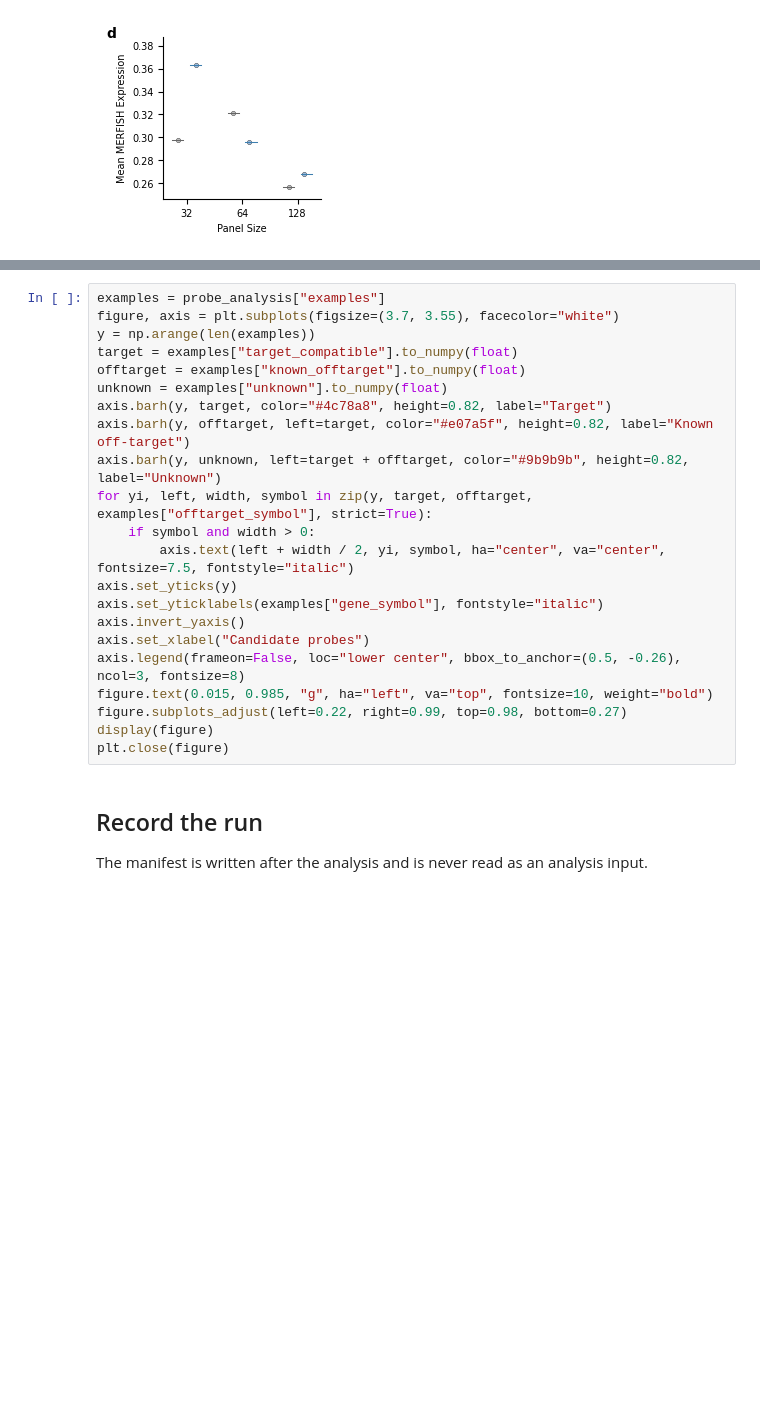
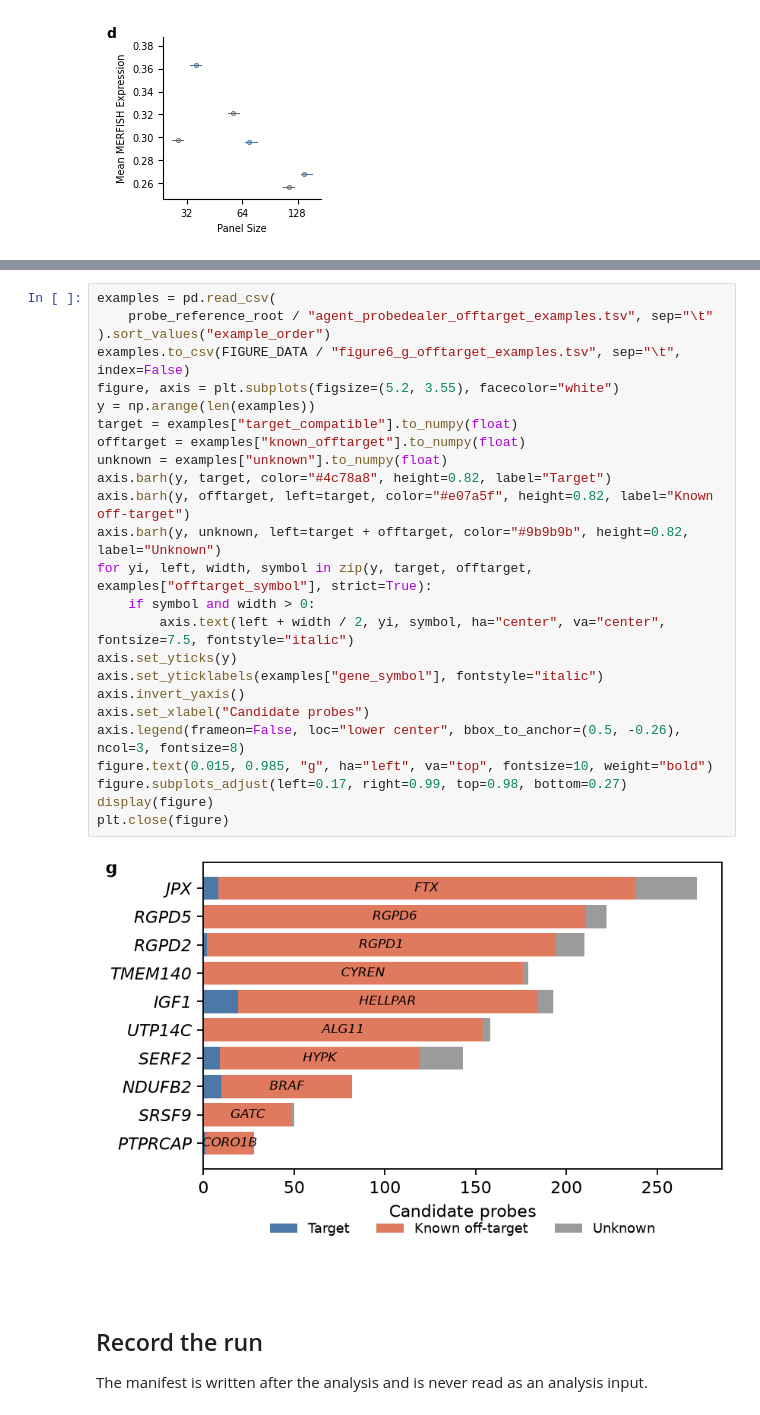
Before and after one commit to fym0503/SMITH, a Jupyter notebook: docs/source/tutorials/notebooks/agent_section/05_SMITH_Agent_Evaluation_executed.ipynb, the cells around one changed output, grey strips where cells are left out. Cells and saved outputs as stored; diff of their text form; blank space fills up the shorter version.

```diff
--- a/docs/source/tutorials/notebooks/agent_section/05_SMITH_Agent_Evaluation_executed.ipynb
+++ b/docs/source/tutorials/notebooks/agent_section/05_SMITH_Agent_Evaluation_executed.ipynb
@@ -256,25 +248,30 @@ The same current ProbeDealer run is decomposed for the representative genes show
 # %%
-examples = probe_analysis["examples"]
-figure, axis = plt.subplots(figsize=(3.7, 3.55), facecolor="white")
+examples = pd.read_csv(
+    probe_reference_root / "agent_probedealer_offtarget_examples.tsv", sep="\t"
+).sort_values("example_order")
+examples.to_csv(FIGURE_DATA / "figure6_g_offtarget_examples.tsv", sep="\t", index=False)
+figure, axis = plt.subplots(figsize=(5.2, 3.55), facecolor="white")
 y = np.arange(len(examples))
 target = examples["target_compatible"].to_numpy(float)
 offtarget = examples["known_offtarget"].to_numpy(float)
 unknown = examples["unknown"].to_numpy(float)
 axis.barh(y, target, color="#4c78a8", height=0.82, label="Target")
 axis.barh(y, offtarget, left=target, color="#e07a5f", height=0.82, label="Known off-target")
 axis.barh(y, unknown, left=target + offtarget, color="#9b9b9b", height=0.82, label="Unknown")
 for yi, left, width, symbol in zip(y, target, offtarget, examples["offtarget_symbol"], strict=True):
     if symbol and width > 0:
         axis.text(left + width / 2, yi, symbol, ha="center", va="center", fontsize=7.5, fontstyle="italic")
 axis.set_yticks(y)
 axis.set_yticklabels(examples["gene_symbol"], fontstyle="italic")
 axis.invert_yaxis()
 axis.set_xlabel("Candidate probes")
 axis.legend(frameon=False, loc="lower center", bbox_to_anchor=(0.5, -0.26), ncol=3, fontsize=8)
 figure.text(0.015, 0.985, "g", ha="left", va="top", fontsize=10, weight="bold")
-figure.subplots_adjust(left=0.22, right=0.99, top=0.98, bottom=0.27)
+figure.subplots_adjust(left=0.17, right=0.99, top=0.98, bottom=0.27)
 display(figure)
 plt.close(figure)
+# %% [output]
+[figure, added]
 # %% [markdown]
 ## Record the run
 
```
Also changed, not shown: parts of 10 cells of this notebook, 6 other files.
